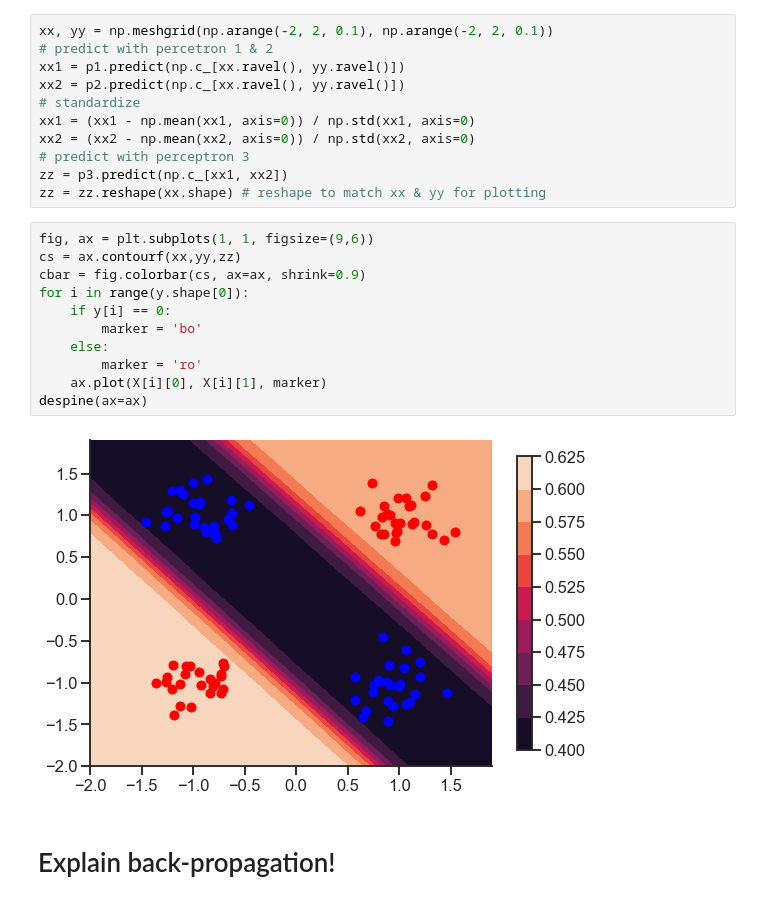
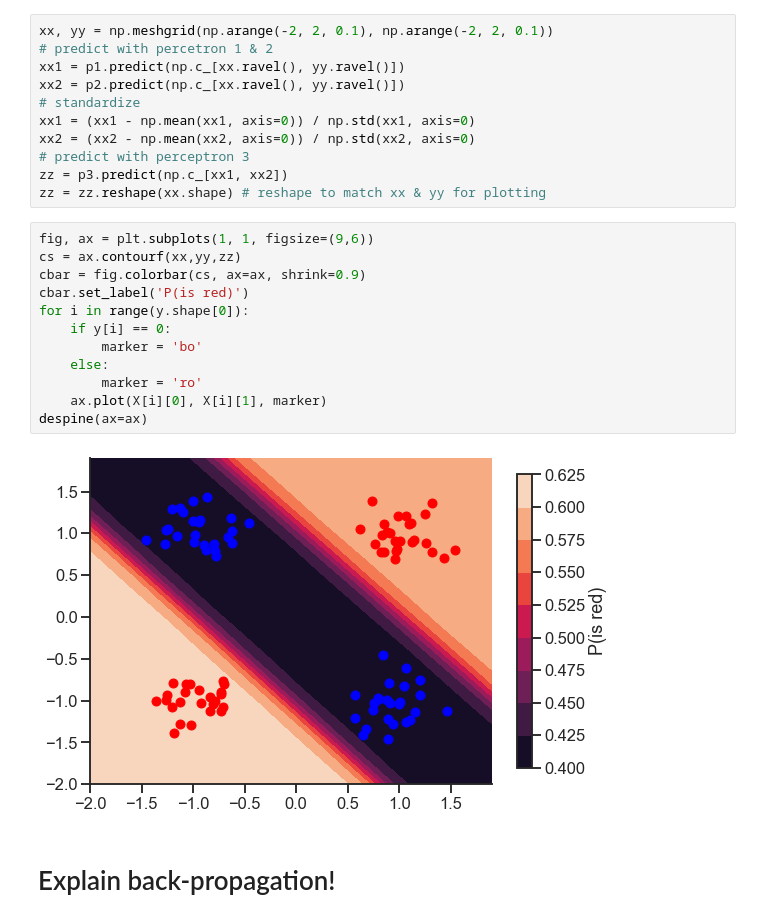
Before and after one commit to athms/deep-learning-basics, a Jupyter notebook: 1-Multilayer-Perceptron-Backpropagation.ipynb, the cells around one changed output. Saved outputs shown, nothing was run; the diff lists cells and outputs as text.

```diff
--- a/1-Multilayer-Perceptron-Backpropagation.ipynb
+++ b/1-Multilayer-Perceptron-Backpropagation.ipynb
@@ -176,16 +176,17 @@ zz = zz.reshape(xx.shape) # reshape to match xx & yy for plotting
 # %%
 fig, ax = plt.subplots(1, 1, figsize=(9,6))
 cs = ax.contourf(xx,yy,zz)
 cbar = fig.colorbar(cs, ax=ax, shrink=0.9)
+cbar.set_label('P(is red)')
 for i in range(y.shape[0]):
     if y[i] == 0:
         marker = 'bo'
     else:
         marker = 'ro'
     ax.plot(X[i][0], X[i][1], marker)
 despine(ax=ax)
 # %% [output]
-[figure, old version]
+[figure, new version]
 # %% [markdown]
 # Explain back-propagation!
 # %% [markdown]
```
Also changed, not shown: parts of 1 cell of this notebook.
